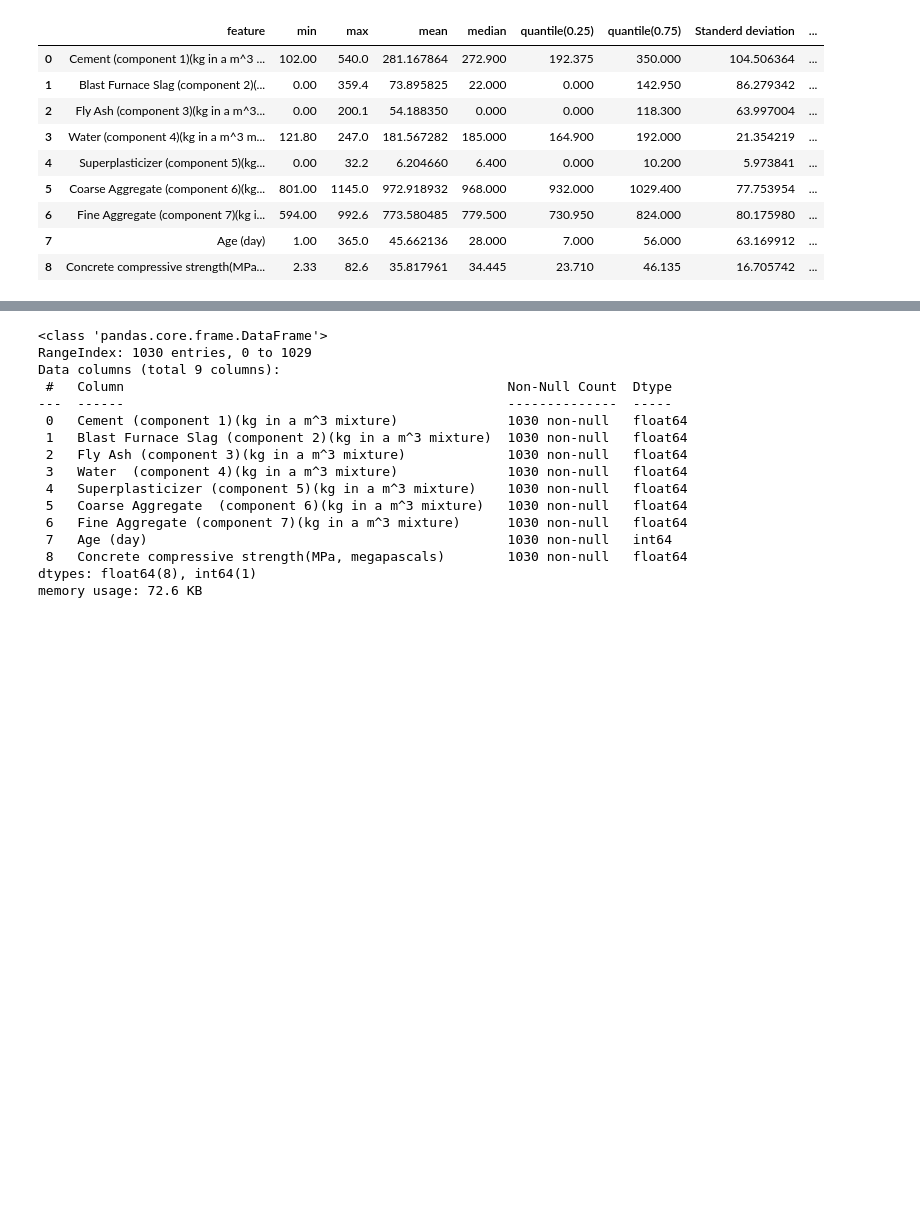
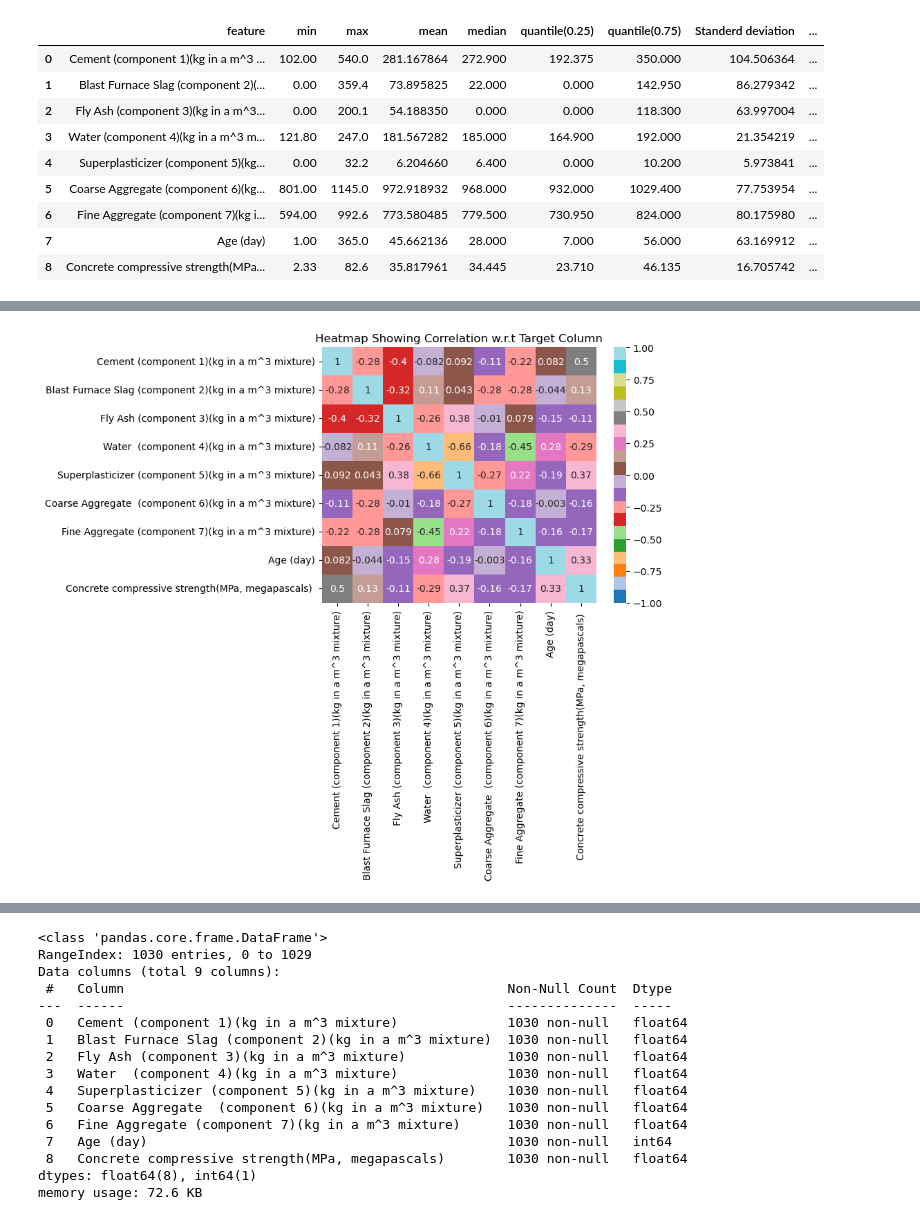
Before and after one commit to varunr1909/CementPrediction_Model, a Jupyter notebook: Model.ipynb, the cells around one changed output, grey strips where cells are left out. Saved outputs shown, nothing was run; the diff lists cells and outputs as text; code cells hidden in the pictures; blank space fills up the shorter version.

```diff
--- a/Model.ipynb
+++ b/Model.ipynb
@@ -83,0 +110,6 @@ df.describe()
+# %%
+sns.heatmap(df.corr(),annot = True,center = 0 , vmax = 1 , vmin =-1, cmap = "tab20")
+plt.title("Heatmap Showing Correlation w.r.t Target Column")
+plt.show()
+# %% [output]
+[figure, added]
```
Also changed, not shown: parts of 8 cells of this notebook.
